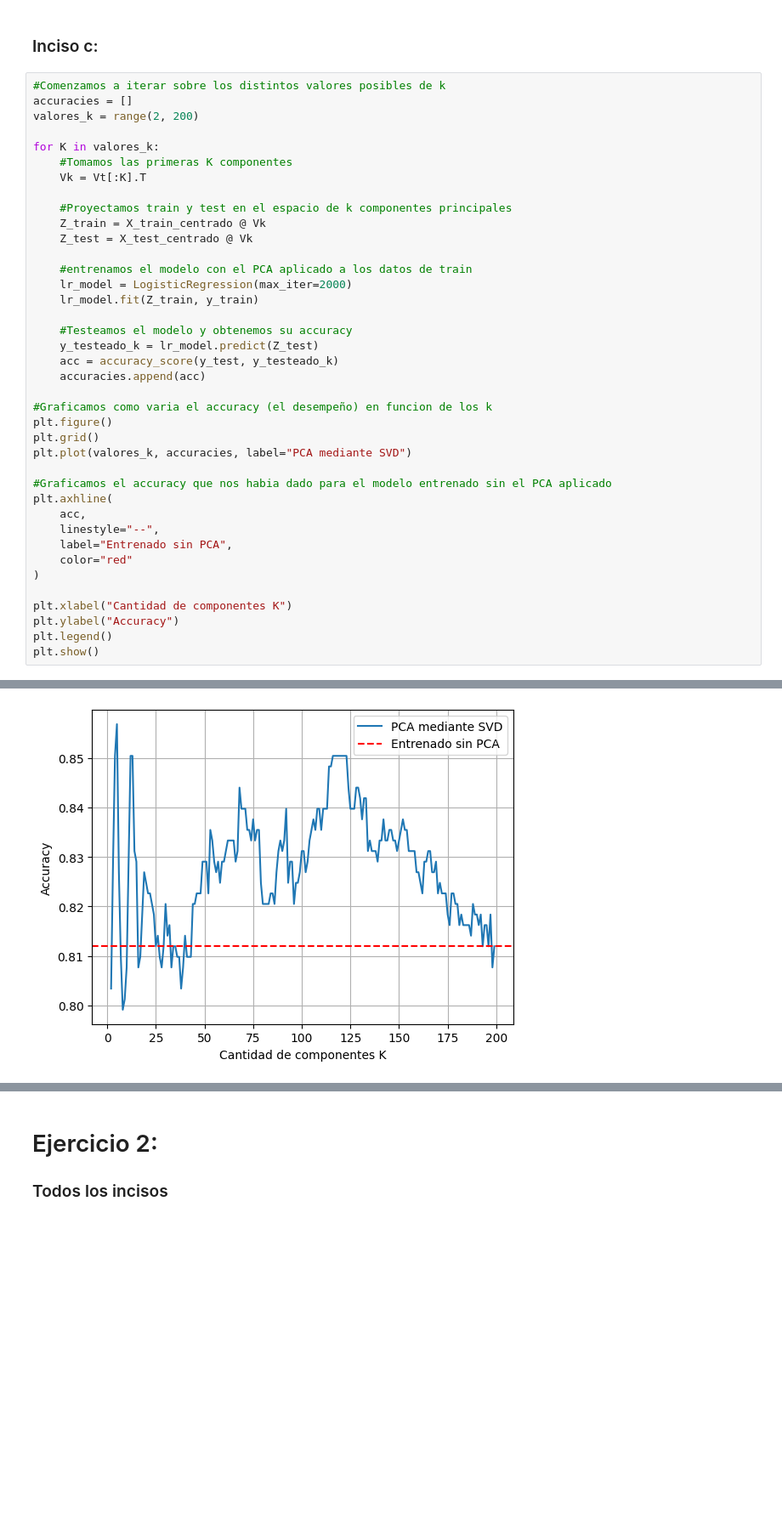
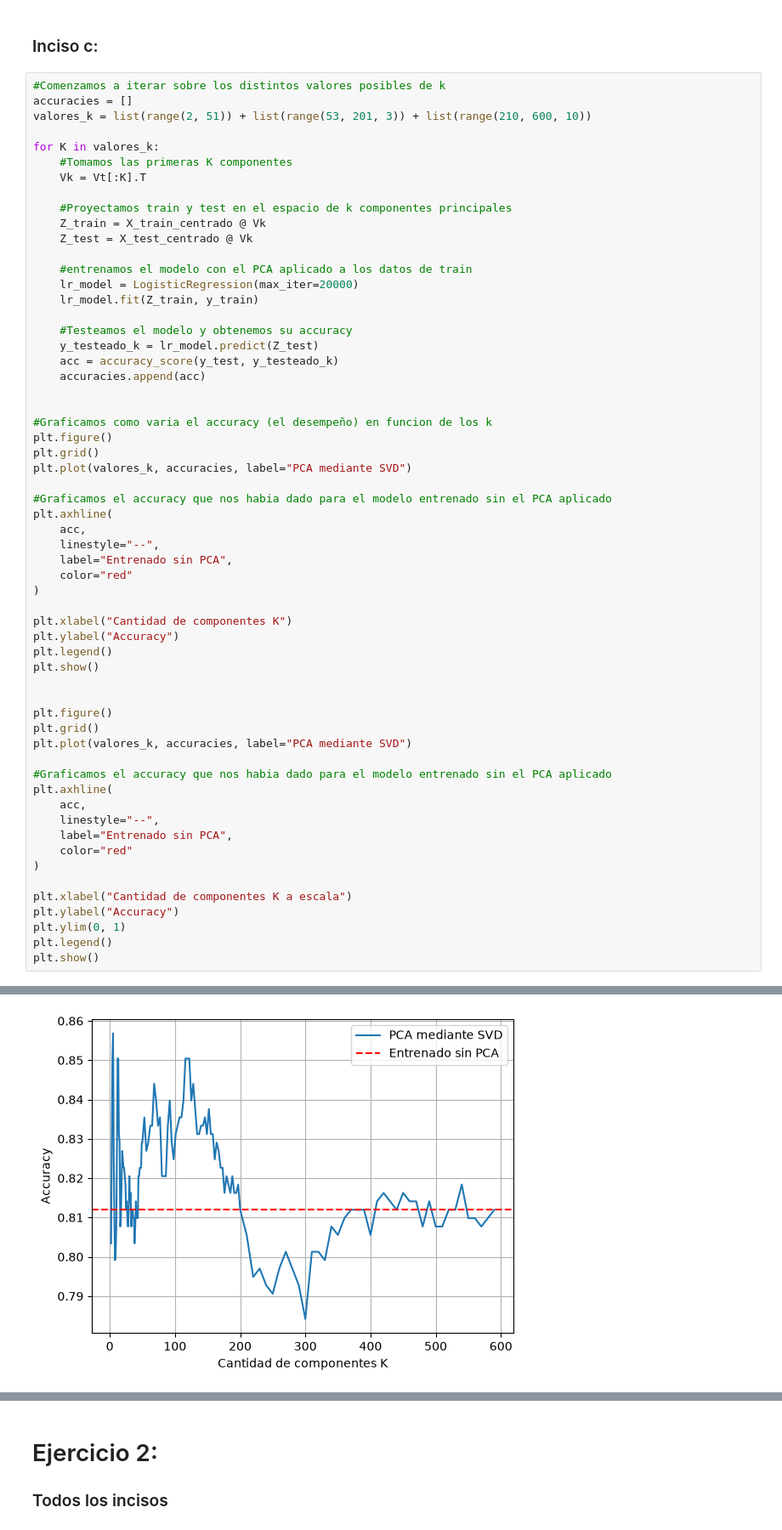
Before and after one commit to LuzCatania/IyE-TP1, a Jupyter notebook: TP1_IyE.ipynb, the cells around one changed output, grey strips where cells are left out. Shown at 85% size. Saved outputs shown, nothing was run; the diff lists cells and outputs as text; blank space fills up the shorter version.

```diff
--- a/TP1_IyE.ipynb
+++ b/TP1_IyE.ipynb
@@ -123,7 +123,7 @@ plt.show()
 # %%
 #Comenzamos a iterar sobre los distintos valores posibles de k
 accuracies = []
-valores_k = range(2, 200)
+valores_k = list(range(2, 51)) + list(range(53, 201, 3)) + list(range(210, 600, 10))
 
 for K in valores_k:
     #Tomamos las primeras K componentes
@@ -134,13 +134,14 @@ for K in valores_k:
     Z_test = X_test_centrado @ Vk
 
     #entrenamos el modelo con el PCA aplicado a los datos de train
-    lr_model = LogisticRegression(max_iter=2000)
+    lr_model = LogisticRegression(max_iter=20000)
     lr_model.fit(Z_train, y_train)
 
     #Testeamos el modelo y obtenemos su accuracy
     y_testeado_k = lr_model.predict(Z_test)
     acc = accuracy_score(y_test, y_testeado_k)
     accuracies.append(acc)
+
 
 #Graficamos como varia el accuracy (el desempeño) en funcion de los k
 plt.figure()
@@ -159,4 +160,23 @@ plt.xlabel("Cantidad de componentes K")
 plt.ylabel("Accuracy")
 plt.legend()
 plt.show()
+
+
+plt.figure()
+plt.grid()
+plt.plot(valores_k, accuracies, label="PCA mediante SVD")
+
+#Graficamos el accuracy que nos habia dado para el modelo entrenado sin el PCA aplicado
+plt.axhline(
+    acc,
+    linestyle="--",
+    label="Entrenado sin PCA",
+    color="red"
+)
+
+plt.xlabel("Cantidad de componentes K a escala")
+plt.ylabel("Accuracy")
+plt.ylim(0, 1)
+plt.legend()
+plt.show()
 # %% [output]
@@ -163 +190 @@ plt.show()
-[figure, old version]
+[figure, new version]
```
Also changed, not shown: parts of 2 cells of this notebook.
